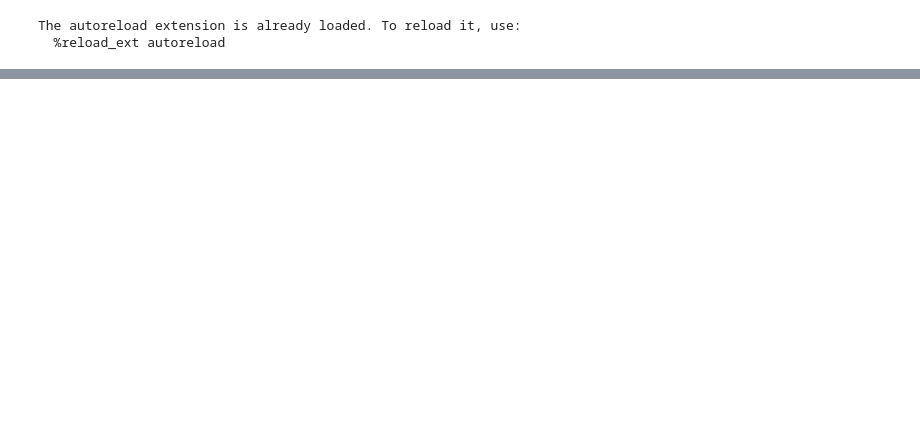
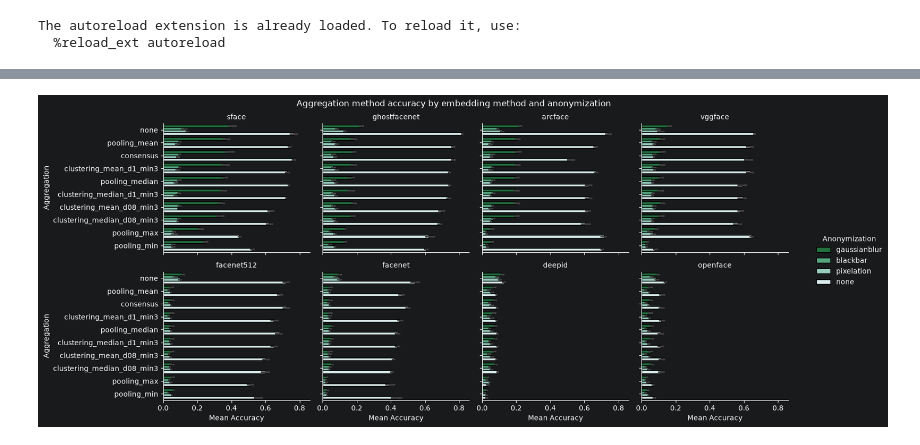
Before and after one commit to wagpa/meles, a Jupyter notebook: src/notebooks/03_visualization.ipynb, the cells around one changed output, grey strips where cells are left out. Cells and saved outputs as stored; diff of their text form; code cells hidden in the pictures; blank space fills up the shorter version.

```diff
--- a/src/notebooks/03_visualization.ipynb
+++ b/src/notebooks/03_visualization.ipynb
@@ -117,0 +192,32 @@ plt.show()
+# %%
+# One panel per embedding method: aggregation method (y) vs. accuracy (x), colored by anonymization.
+
+agg_order = (
+    scores.groupby("aggregation_method")["accuracy"].mean().sort_values(ascending=False).index
+)
+
+grid = sns.catplot(
+    data=scores,
+    kind="bar",
+    y="aggregation_method",
+    x="accuracy",
+    order=agg_order,
+    orient="h",
+    hue="anonymization_method",
+    col="embedding_method",
+    col_wrap=4,
+    col_order=embedding_order,
+    palette=sns.color_palette("BuGn_r", n_colors=scores["anonymization_method"].nunique()),
+    ec="k",
+    height=3.2,
+    aspect=1.2,
+    legend_out=True,
+)
+
+grid.set_titles("{col_name}")
+grid.set_axis_labels("Mean Accuracy", "Aggregation")
+grid.legend.set_title("Anonymization")
+grid.fig.suptitle("Aggregation method accuracy by embedding method and anonymization", y=1.02)
+plt.show()
+# %% [output]
+[figure, added]
```
Also changed, not shown: parts of 14 cells of this notebook, 3 other files.
